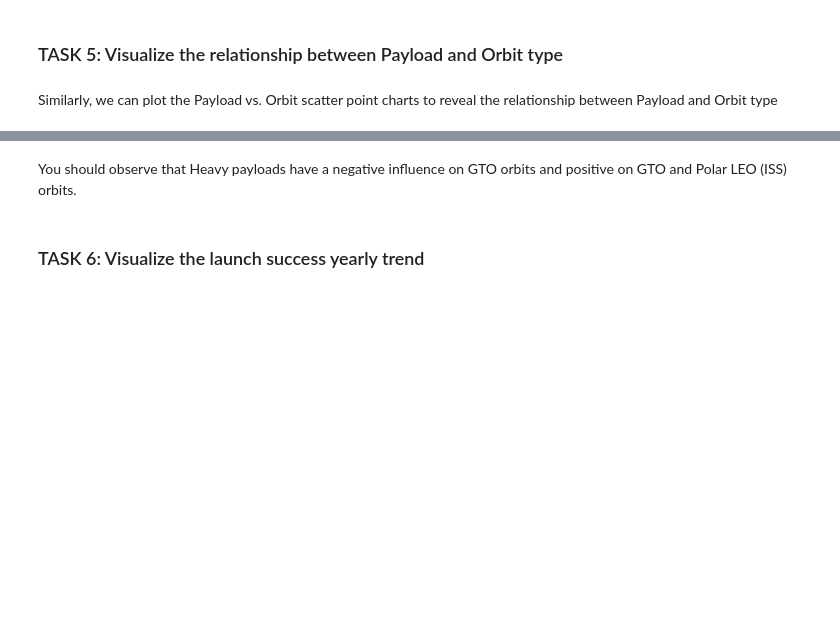
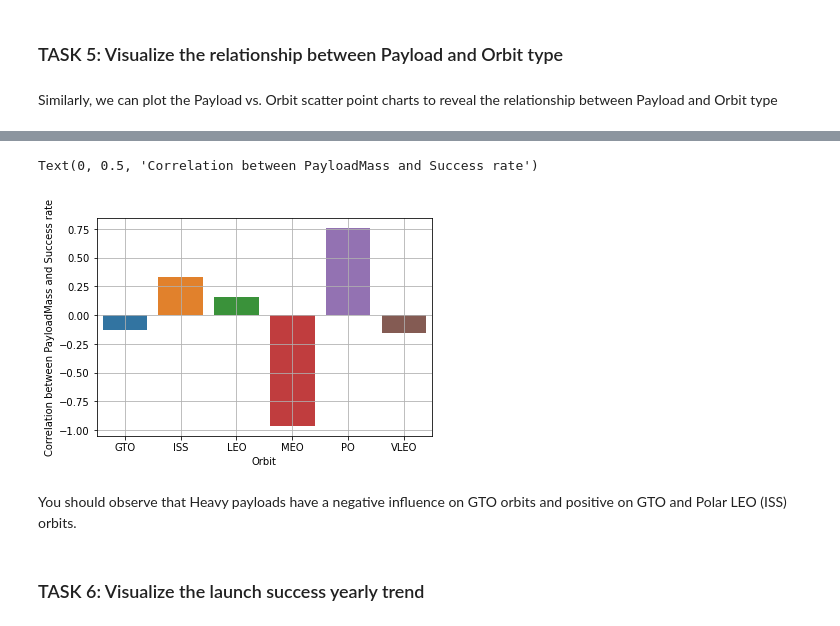
Before and after one commit to yanisb123/capstone_project, a Jupyter notebook: EDA with Visualization lab.ipynb, the cells around one changed output, grey strips where cells are left out. Drawn from its saved outputs; the diff is of its cells as text; code cells hidden in the pictures; blank space fills up the shorter version.

```diff
--- a/EDA with Visualization lab.ipynb
+++ b/EDA with Visualization lab.ipynb
@@ -146,3 +146,11 @@ sns.catplot(x="PayloadMass", y="Orbit", hue="Class", data=df)
+# %%
+temp = df.groupby("Orbit")[["PayloadMass", "Class"]].corr().reset_index()[["Orbit","level_1","PayloadMass"]].replace(1, np.nan).dropna()
+sns.barplot(x="Orbit", y="PayloadMass", data=temp)
+plt.grid()
+plt.ylabel("Correlation between PayloadMass and Success rate")
+# %% [output]
+Text(0, 0.5, 'Correlation between PayloadMass and Success rate')
+[figure, added]
 # %% [markdown]
 You should observe that Heavy payloads have a negative influence on GTO orbits and positive on GTO and Polar LEO (ISS) orbits.
 # %% [markdown]
```
Also changed, not shown: parts of 3 cells of this notebook.
